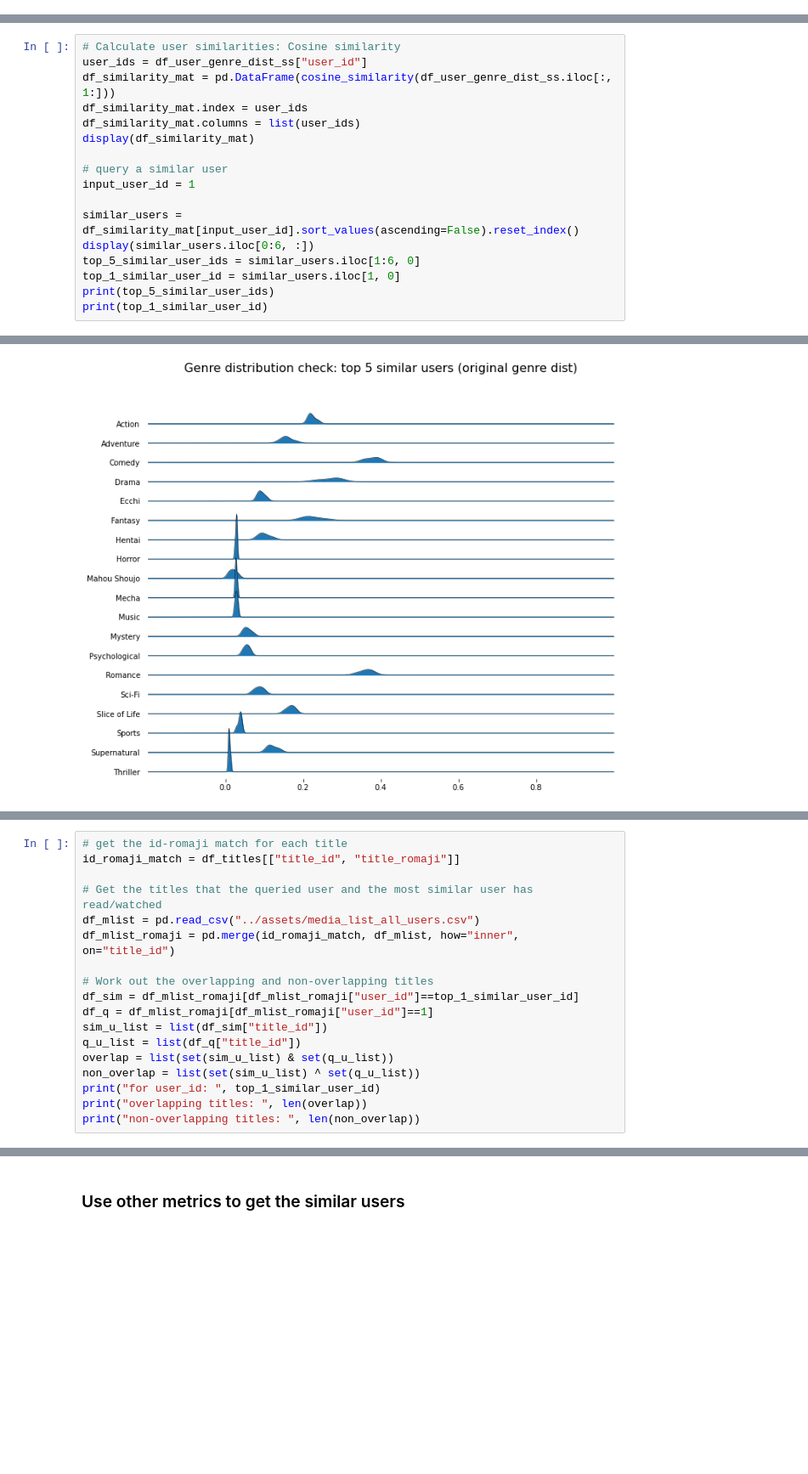
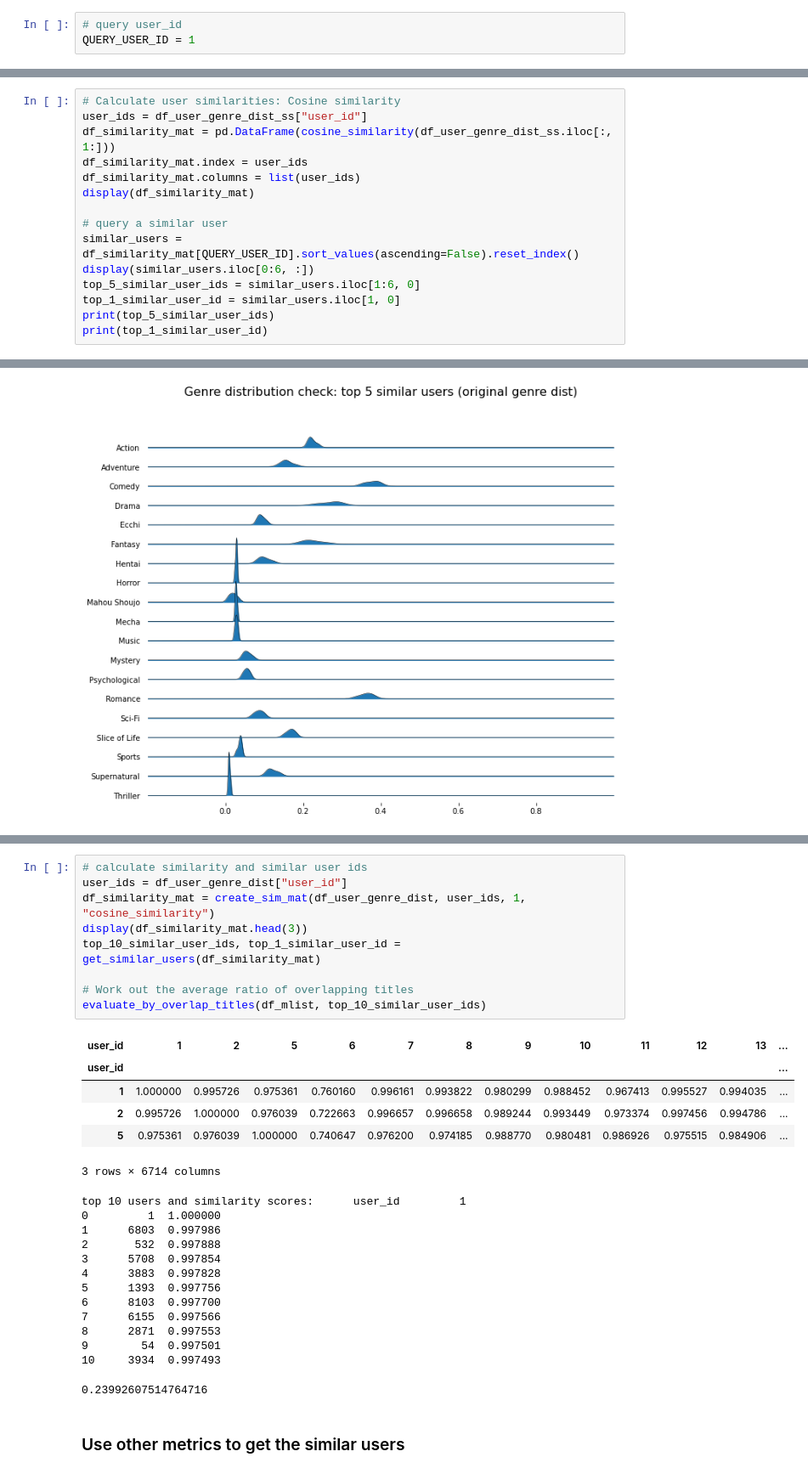
Before and after one commit to doyoung-umich/pj_otaku, a Jupyter notebook: Ryota/Structural analysis of user data.ipynb, the cells around one changed output, grey strips where cells are left out. Shown at 85% size. Cells and saved outputs as stored; diff of their text form; blank space fills up the shorter version.

Commit message:
[add] evaluation function for user similarity output

```diff
--- a/Ryota/Structural analysis of user data.ipynb
+++ b/Ryota/Structural analysis of user data.ipynb
@@ -62,3 +65,6 @@ def plot_ridge(df, cols, by_col, x_axis_range, title):
     )
     plt.title(title, fontsize=16)
     plt.show()
+# %%
+# query user_id
+QUERY_USER_ID = 1
@@ -401,9 +404,7 @@ df_similarity_mat.columns = list(user_ids)
 display(df_similarity_mat)
 
 # query a similar user
-input_user_id = 1
-
-similar_users = df_similarity_mat[input_user_id].sort_values(ascending=False).reset_index()
+similar_users = df_similarity_mat[QUERY_USER_ID].sort_values(ascending=False).reset_index()
 display(similar_users.iloc[0:6, :])
 top_5_similar_user_ids = similar_users.iloc[1:6, 0]
 top_1_similar_user_id = similar_users.iloc[1, 0]
@@ -477,18 +479,0 @@ plot_ridge(df_check_titles, ["genre", "genre_prob"], "genre", [-0.2, 1.0], "Genr
-# %%
-# get the id-romaji match for each title
-id_romaji_match = df_titles[["title_id", "title_romaji"]]
-
-# Get the titles that the queried user and the most similar user has read/watched
-df_mlist = pd.read_csv("../assets/media_list_all_users.csv")
-df_mlist_romaji = pd.merge(id_romaji_match, df_mlist, how="inner", on="title_id")
-
-# Work out the overlapping and non-overlapping titles
-df_sim = df_mlist_romaji[df_mlist_romaji["user_id"]==top_1_similar_user_id]
-df_q = df_mlist_romaji[df_mlist_romaji["user_id"]==1]
-sim_u_list = list(df_sim["title_id"])
-q_u_list = list(df_q["title_id"])
-overlap = list(set(sim_u_list) & set(q_u_list))
-non_overlap = list(set(sim_u_list) ^ set(q_u_list))
-print("for user_id: ", top_1_similar_user_id)
-print("overlapping titles: ", len(overlap))
-print("non-overlapping titles: ", len(non_overlap))
@@ -519,2 +522,31 @@ c[0].unique()
+# %%
+# calculate similarity and similar user ids
+user_ids = df_user_genre_dist["user_id"]
+df_similarity_mat = create_sim_mat(df_user_genre_dist, user_ids, 1, "cosine_similarity")
+display(df_similarity_mat.head(3))
+top_10_similar_user_ids, top_1_similar_user_id = get_similar_users(df_similarity_mat)
+
+# Work out the average ratio of overlapping titles
+evaluate_by_overlap_titles(df_mlist, top_10_similar_user_ids)
+# %% [output]
+| user_id | 1 | 2 | 5 | 6 | 7 | 8 | 9 | 10 | 11 | 12 | 13 | ... |
+| user_id |  |  |  |  |  |  |  |  |  |  |  | ... |
+| 1 | 1.000000 | 0.995726 | 0.975361 | 0.760160 | 0.996161 | 0.993822 | 0.980299 | 0.988452 | 0.967413 | 0.995527 | 0.994035 | ... |
+| 2 | 0.995726 | 1.000000 | 0.976039 | 0.722663 | 0.996657 | 0.996658 | 0.989244 | 0.993449 | 0.973374 | 0.997456 | 0.994786 | ... |
+| 5 | 0.975361 | 0.976039 | 1.000000 | 0.740647 | 0.976200 | 0.974185 | 0.988770 | 0.980481 | 0.986926 | 0.975515 | 0.984906 | ... |
+3 rows × 6714 columns
+top 10 users and similarity scores:      user_id         1
+0         1  1.000000
+1      6803  0.997986
+2       532  0.997888
+3      5708  0.997854
+4      3883  0.997828
+5      1393  0.997756
+6      8103  0.997700
+7      6155  0.997566
+8      2871  0.997553
+9        54  0.997501
+10     3934  0.997493
+0.23992607514764716
 # %% [markdown]
 ### Use other metrics to get the similar users
```
Also changed, not shown: parts of 19 cells of this notebook.
